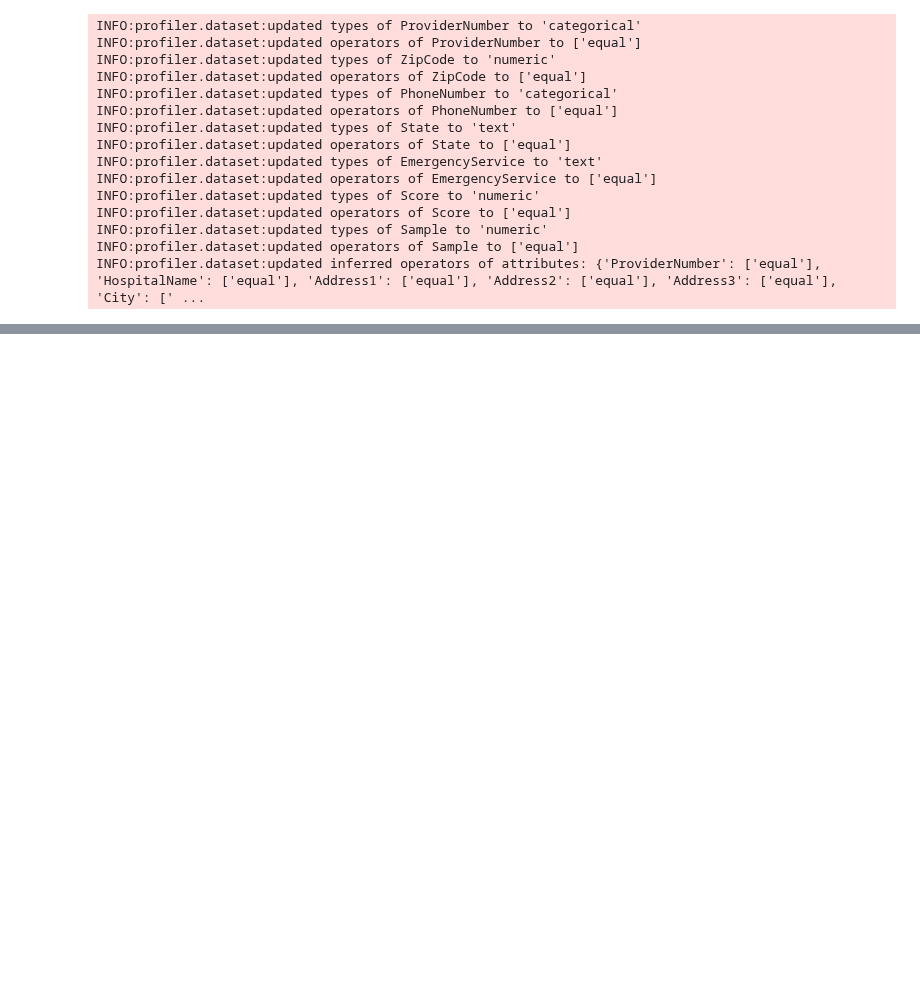
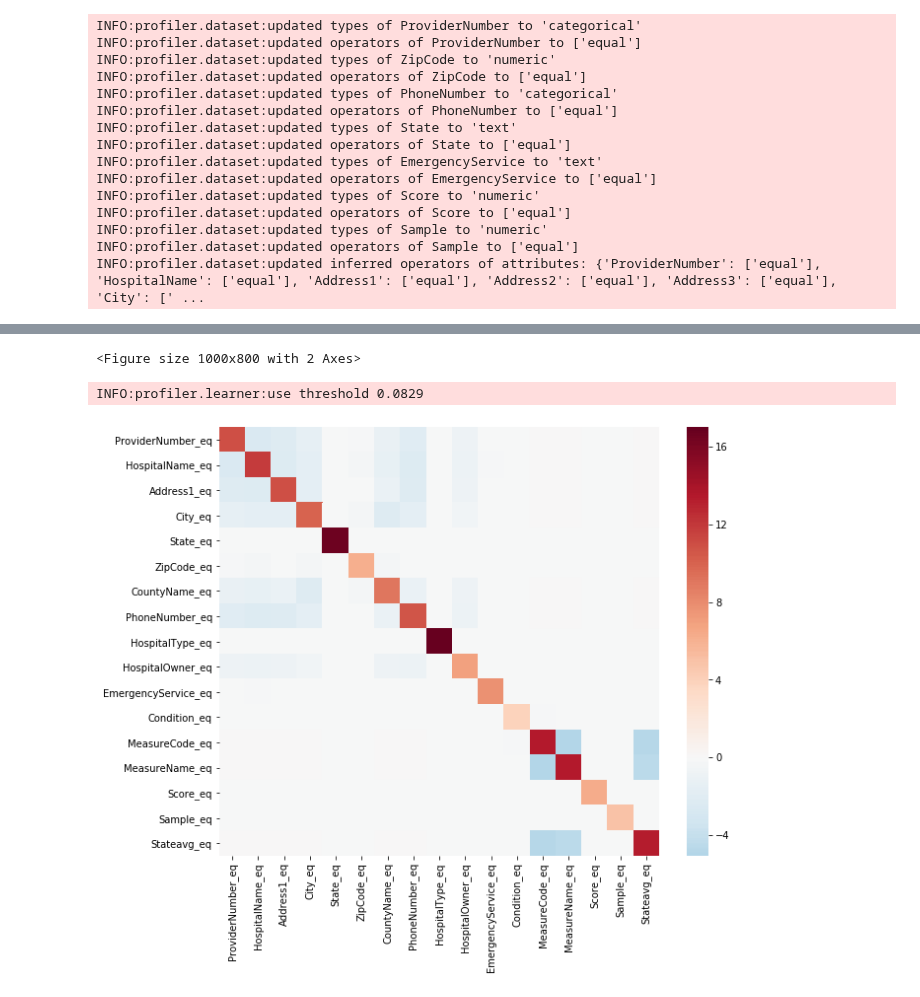
Before and after one commit to sis-ethz/Profiler-Public, a Jupyter notebook: tutorials/Tutorial1_Hospital.ipynb, the cells around one changed output, grey strips where cells are left out. Drawn from its saved outputs; the diff is of its cells as text; code cells hidden in the pictures; blank space fills up the shorter version.

```diff
--- a/tutorials/Tutorial1_Hospital.ipynb
+++ b/tutorials/Tutorial1_Hospital.ipynb
@@ -132,0 +64,7 @@ KeyboardInterrupt:
+# %%
+cov = pf.session.struct_engine.estimate_covariance()
+# %%
+from profiler.utility import visualize_heatmap
+visualize_heatmap(cov)
+# %% [output]
+<Figure size 1000x800 with 2 Axes>
@@ -133 +74,7 @@ KeyboardInterrupt:
+# %%
+pf.session.struct_engine.param['sparsity'] = 0.05
+inv_cov, est_cov = pf.session.struct_engine.estimate_inverse_covariance(cov.values)
+# %% [output]
+INFO:profiler.learner:use threshold 0.0829
+[figure, added]
 # %%
```
Also changed, not shown: parts of 14 cells of this notebook, 4 other files.
